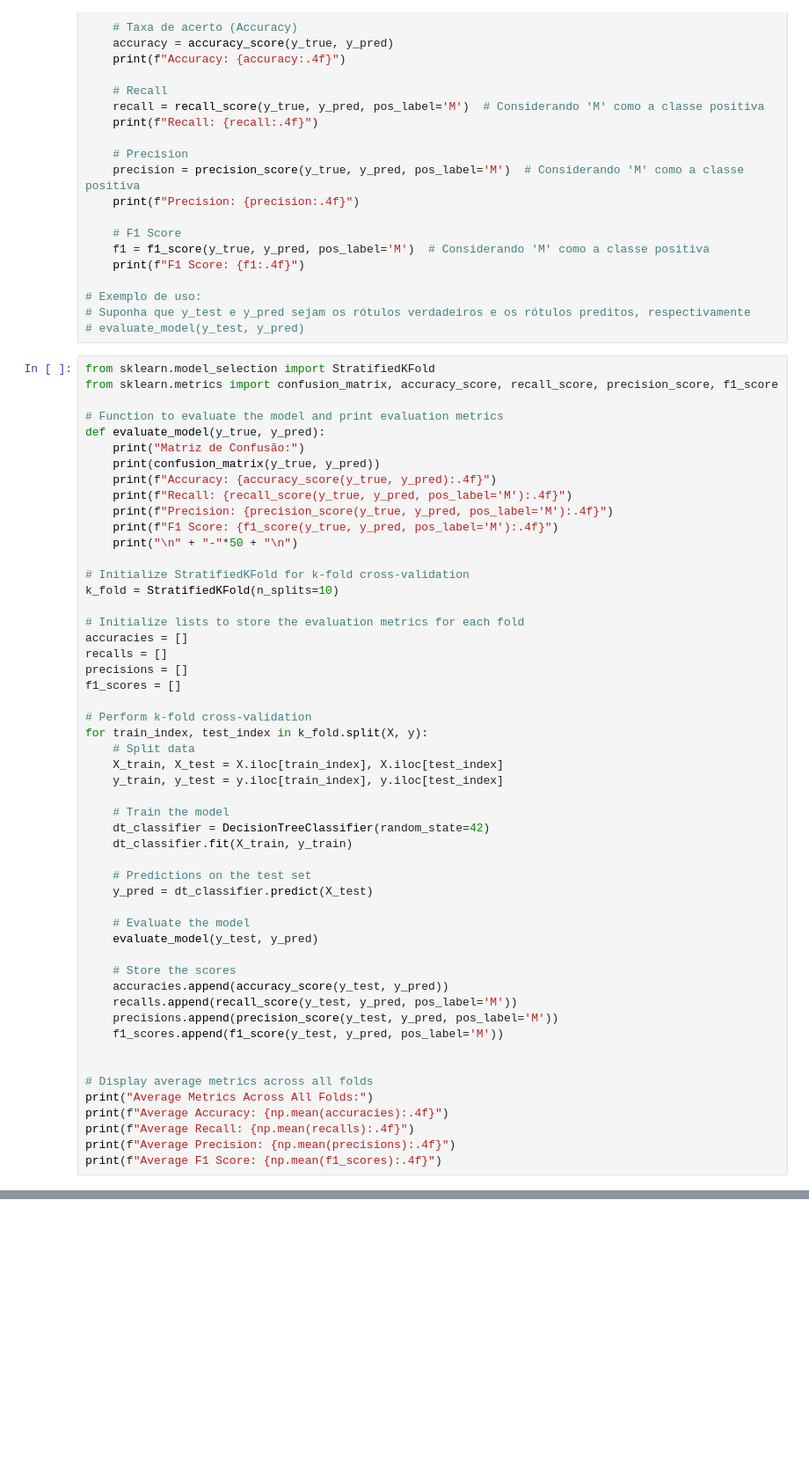
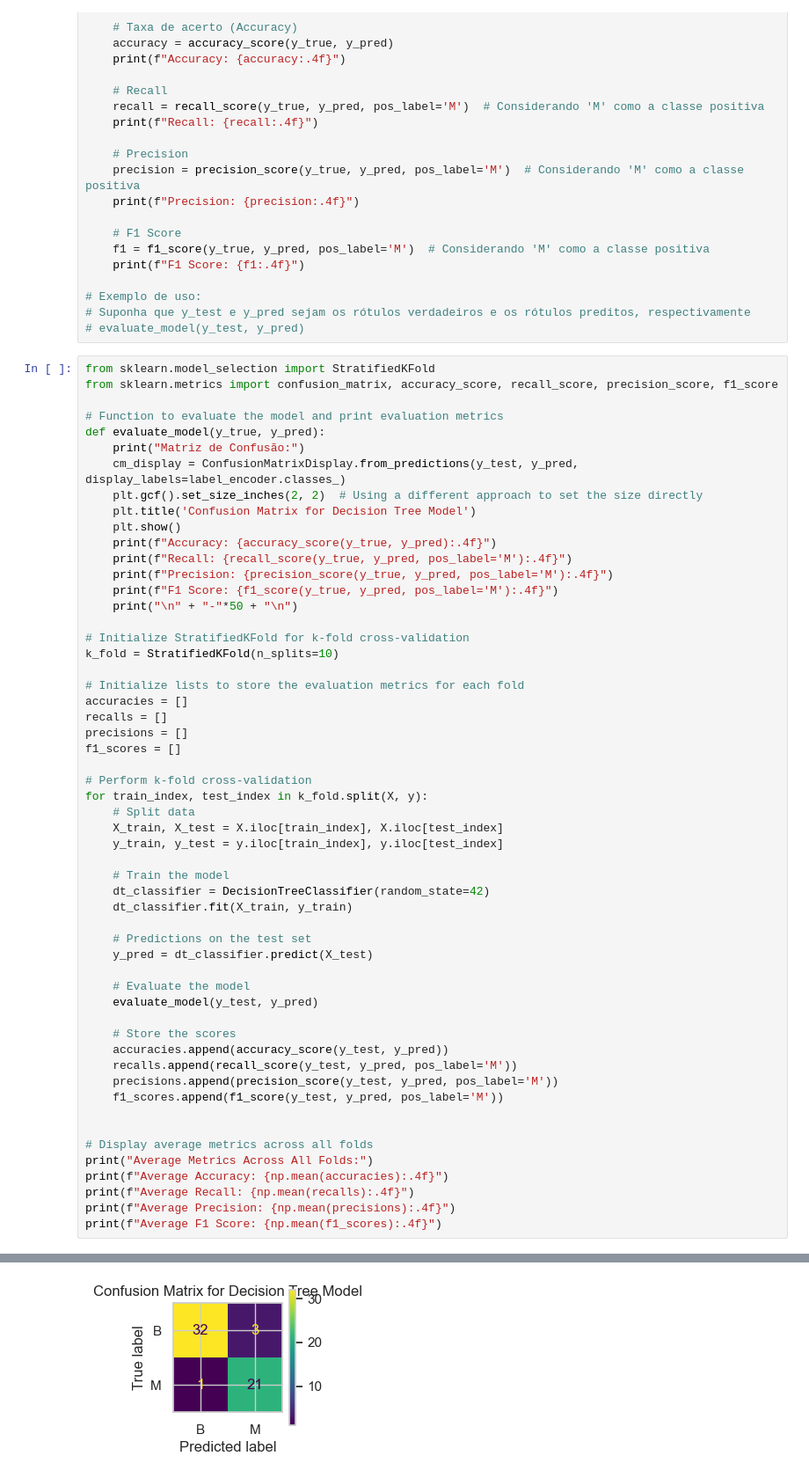
Before and after one commit to JorgeCunha07/ANADI, a Jupyter notebook: tp9/TP6_RUI.ipynb, the cells around one changed output, grey strips where cells are left out. Shown at 88% size. Drawn from its saved outputs; the diff is of its cells as text; blank space fills up the shorter version.

```diff
--- a/tp9/TP6_RUI.ipynb
+++ b/tp9/TP6_RUI.ipynb
@@ -222,7 +216,10 @@ from sklearn.metrics import confusion_matrix, accuracy_score, recall_score, prec
 # Function to evaluate the model and print evaluation metrics
 def evaluate_model(y_true, y_pred):
     print("Matriz de Confusão:")
-    print(confusion_matrix(y_true, y_pred))
+    cm_display = ConfusionMatrixDisplay.from_predictions(y_test, y_pred, display_labels=label_encoder.classes_)
+    plt.gcf().set_size_inches(2, 2)  # Using a different approach to set the size directly
+    plt.title('Confusion Matrix for Decision Tree Model')
+    plt.show()
     print(f"Accuracy: {accuracy_score(y_true, y_pred):.4f}")
     print(f"Recall: {recall_score(y_true, y_pred, pos_label='M'):.4f}")
     print(f"Precision: {precision_score(y_true, y_pred, pos_label='M'):.4f}")
@@ -287,0 +269 @@ Average F1 Score: 0.9038
+[figure, added]
```
Also changed, not shown: parts of 4 cells of this notebook.
